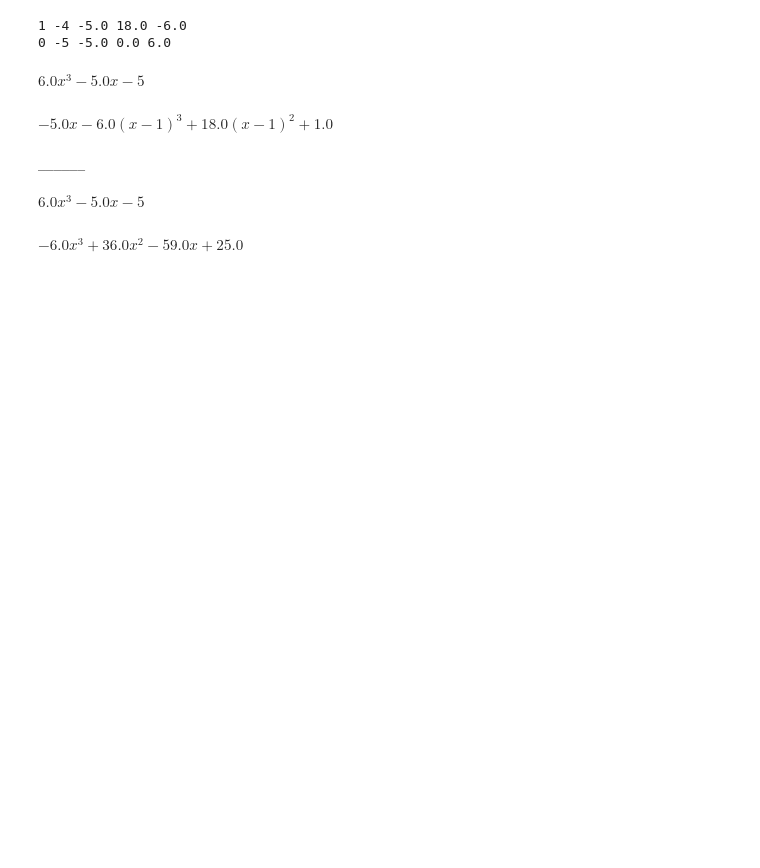
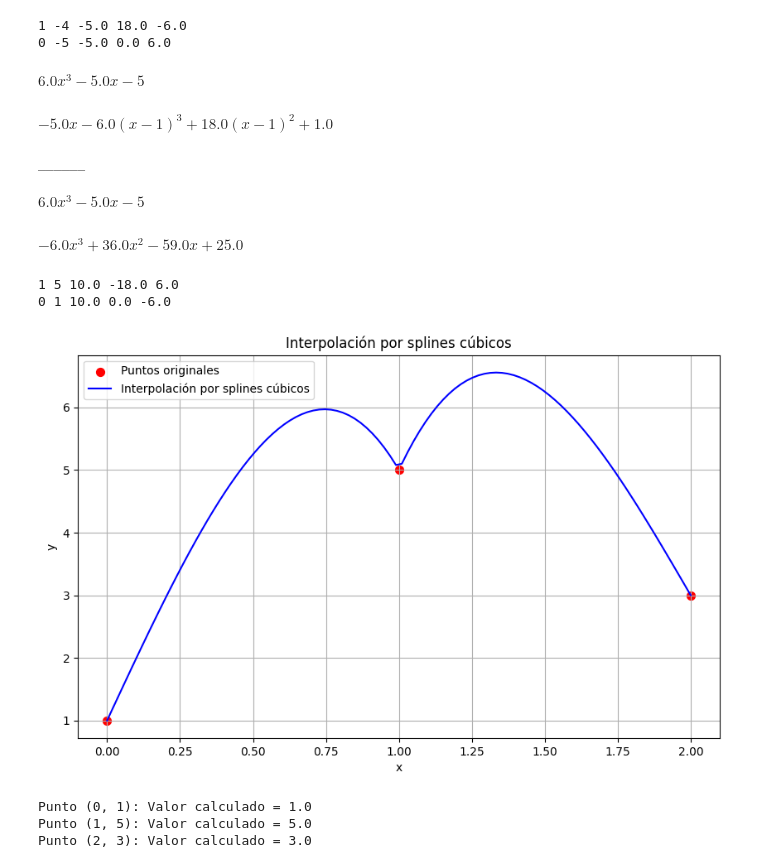
Before and after one commit to Francis1918/MNT4U3, a Jupyter notebook: Ejercicio1.ipynb, the cells around one changed output. Saved outputs shown, nothing was run; the diff lists cells and outputs as text; code cells hidden in the pictures; blank space fills up the shorter version.

```diff
--- a/Ejercicio1.ipynb
+++ b/Ejercicio1.ipynb
@@ -72,3 +72,64 @@ $\displaystyle - 5.0 x - 6.0 \left(x - 1\right)^{3} + 18.0 \left(x - 1\right)^{2
 ______
 $\displaystyle 6.0 x^{3} - 5.0 x - 5$
 $\displaystyle - 6.0 x^{3} + 36.0 x^{2} - 59.0 x + 25.0$
+# %%
+import matplotlib.pyplot as plt
+import numpy as np
+import sympy as sym
+
+# Definimos las coordenadas que quieres comprobar
+xs = [0, 1, 2]
+ys = [1, 5, 3]
+
+# Generamos los splines usando la función que ya tienes
+splines = cubic_spline(xs=xs, ys=ys)
+
+# Ahora vamos a graficar
+fig, ax = plt.subplots(figsize=(10, 6))
+
+# Graficamos los puntos originales
+ax.scatter(xs, ys, color='red', s=50, label='Puntos originales')
+
+# Graficamos los splines
+x = sym.Symbol('x')
+x_vals = np.linspace(min(xs), max(xs), 100)
+y_vals = []
+
+# Para cada valor x, evaluamos el spline correspondiente
+for x_val in x_vals:
+    # Determinamos qué spline usar
+    idx = 0
+    for i in range(len(xs)-1):
+        if xs[i] <= x_val <= xs[i+1]:
+            idx = i
+            break
+
+    # Convertimos la expresión simbólica a una función numérica y evaluamos
+    spline_func = sym.lambdify(x, splines[idx])
+    y_vals.append(spline_func(x_val))
+
+ax.plot(x_vals, y_vals, 'b-', label='Interpolación por splines cúbicos')
+
+# Configuramos el gráfico
+ax.set_xlabel('x')
+ax.set_ylabel('y')
+ax.set_title('Interpolación por splines cúbicos')
+ax.grid(True)
+ax.legend()
+
+plt.show()
+# %% [output]
+1 5 10.0 -18.0 6.0
+0 1 10.0 0.0 -6.0
+[figure, added]
+# %%
+# Verificación numérica
+for i, coord in enumerate(zip(xs, ys)):
+    x_val, y_expected = coord
+    spline_func = sym.lambdify(x, splines[min(i, len(splines)-1)])
+    y_calculated = spline_func(x_val)
+    print(f"Punto ({x_val}, {y_expected}): Valor calculado = {y_calculated}")
+# %% [output]
+Punto (0, 1): Valor calculado = 1.0
+Punto (1, 5): Valor calculado = 5.0
+Punto (2, 3): Valor calculado = 3.0
```
